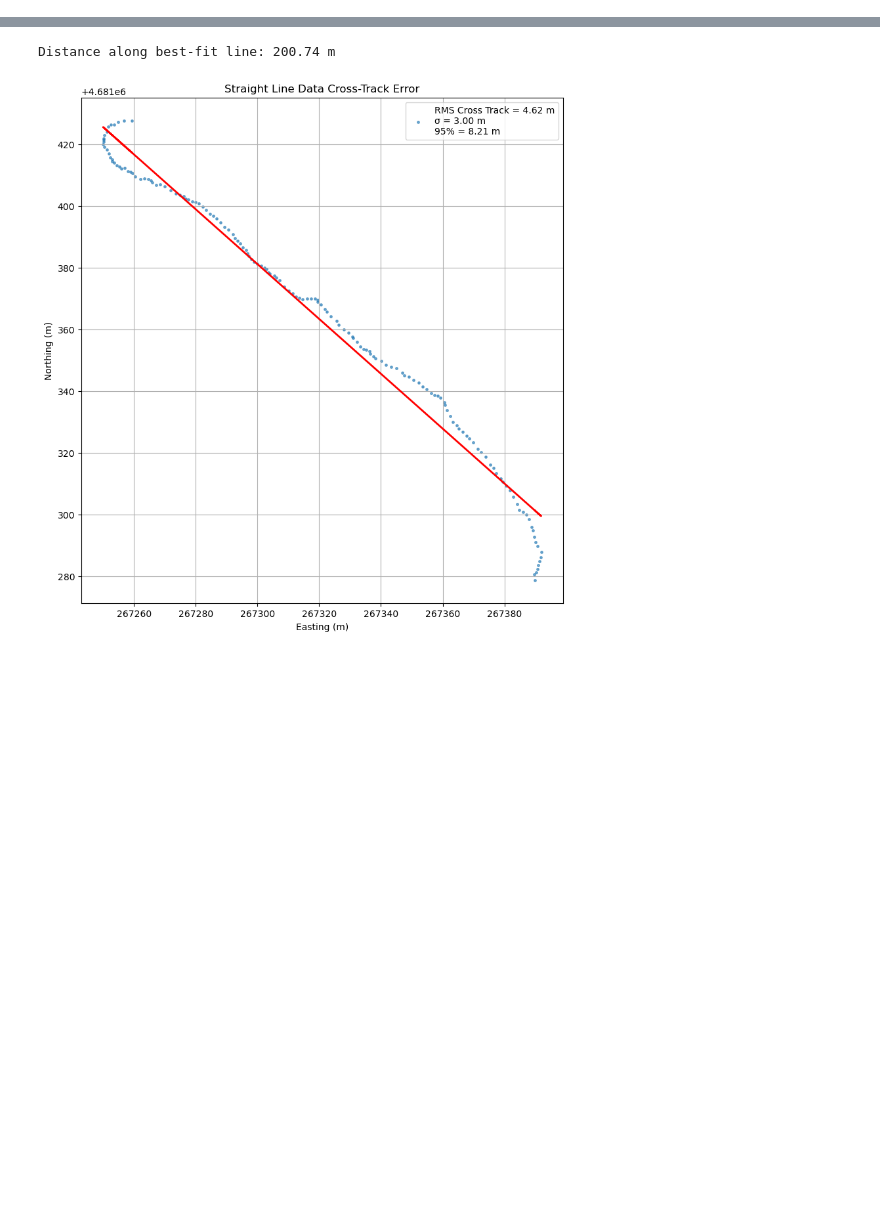
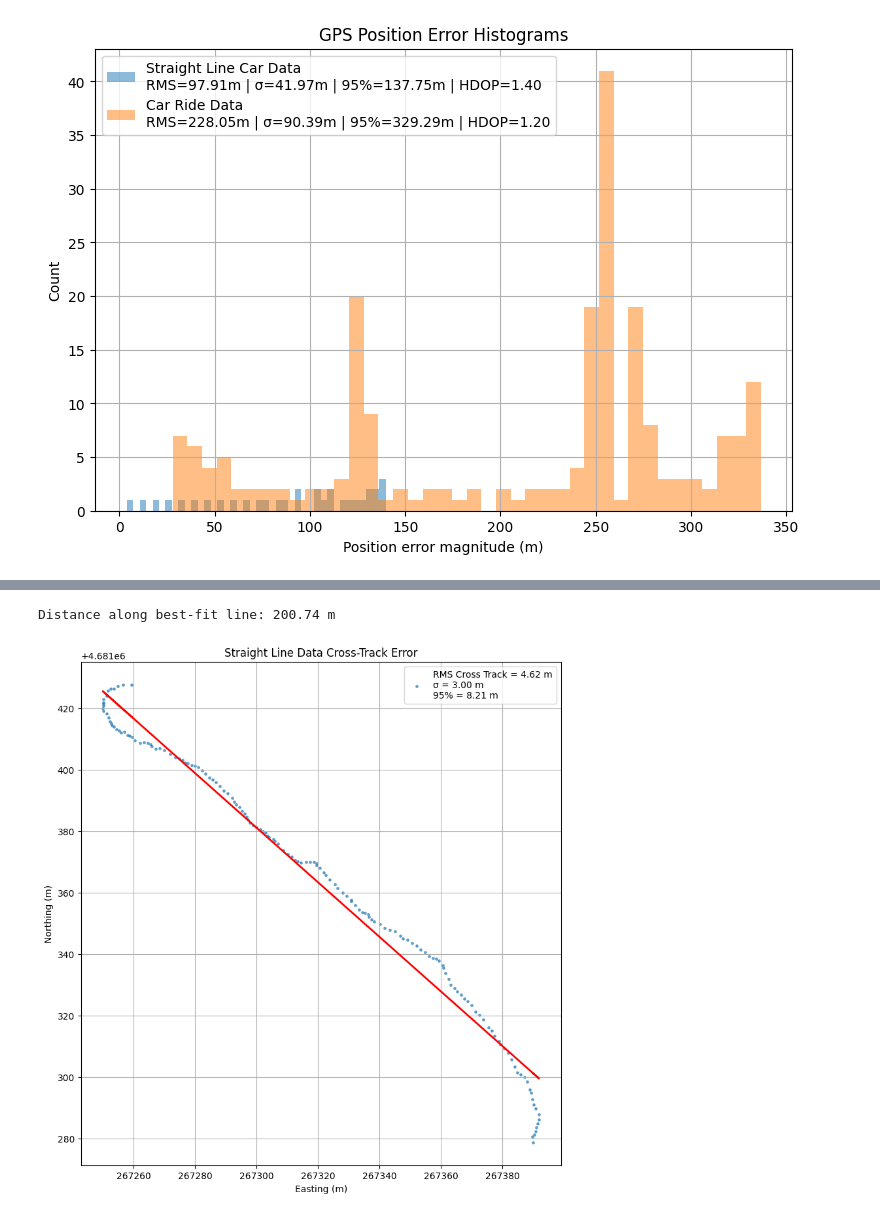
Before and after one commit to ramirez-adr/EECE5554, a Jupyter notebook: LAB1/src/humble_data_analysis.ipynb, the cells around one changed output, grey strips where cells are left out. Cells and saved outputs as stored; diff of their text form; code cells hidden in the pictures; blank space fills up the shorter version.

```diff
--- a/LAB1/src/humble_data_analysis.ipynb
+++ b/LAB1/src/humble_data_analysis.ipynb
@@ -170,3 +200,10 @@ plot_error_histograms([
+# %%
+plot_error_histograms([
+    (straight_line_car_data, 'Straight Line Car Data'),
+    (car_ride_data, 'Car Ride Data'),
+])
+# %% [output]
+[figure, added]
 # %%
 def plot_altitude_vs_time_all(datasets):
     """
```
Also changed, not shown: parts of 14 cells of this notebook.
